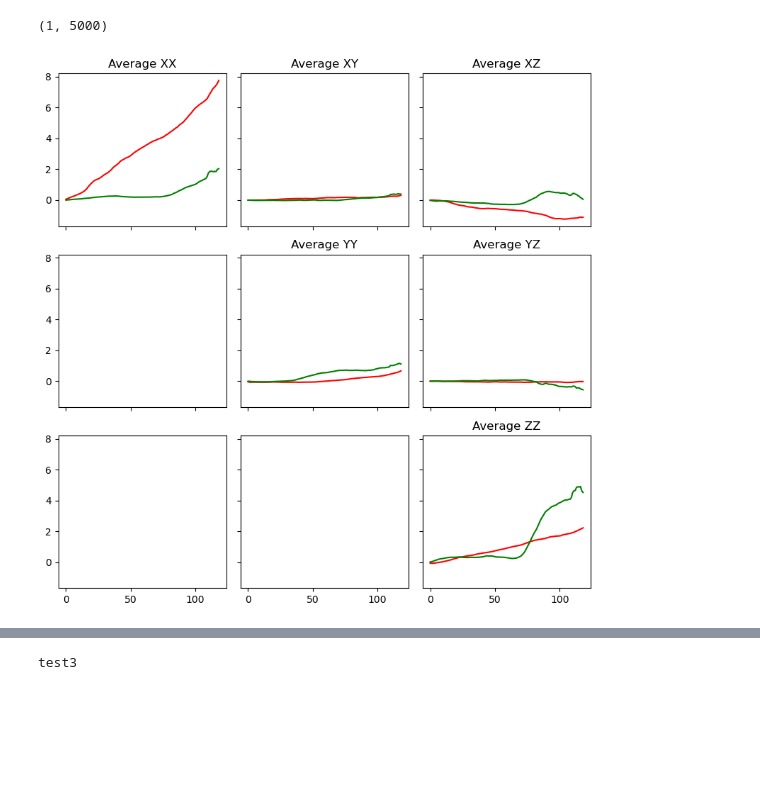
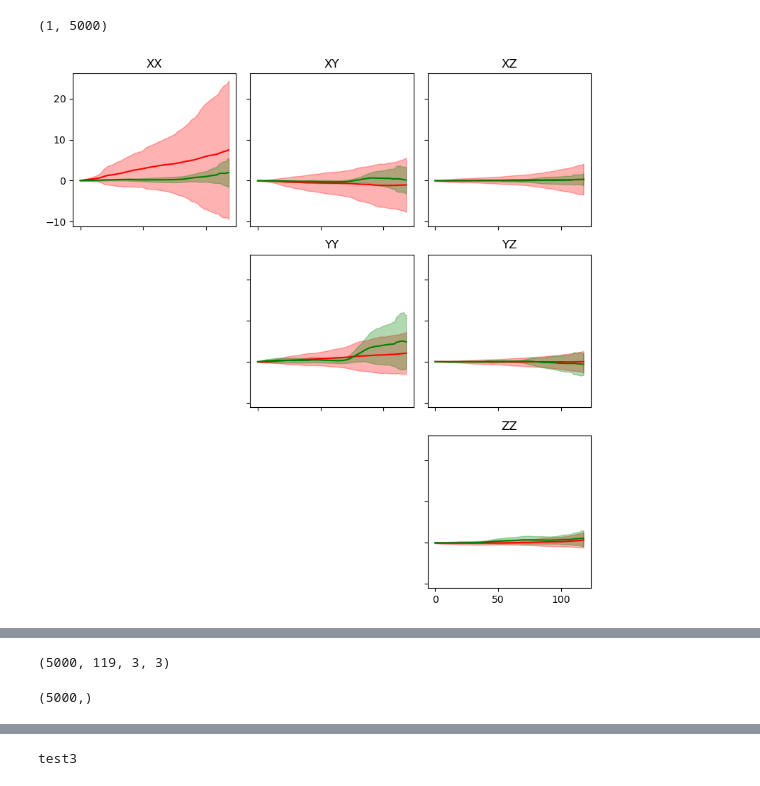
Before and after one commit to JakobSchauser/PhD, a Jupyter notebook: code/strain_map/strain_ala_david_denberg.ipynb, the cells around one changed output, grey strips where cells are left out. Saved outputs shown, nothing was run; the diff lists cells and outputs as text; code cells hidden in the pictures; blank space fills up the shorter version.

Commit message:
trying to refind their KMeans result

```diff
--- a/code/strain_map/strain_ala_david_denberg.ipynb
+++ b/code/strain_map/strain_ala_david_denberg.ipynb
@@ -7,6 +7,12 @@ import matplotlib.pyplot as plt
 # %%
 positions = np.load("../amnioserosa_elongation/toshow.npy")
 
+xx, zz, yy = positions[:,:,0], positions[:,:,1], positions[:,:,2]
+
+# reassemble the 3D points
+positions = np.concatenate([xx[:, :, None], yy[:, :, None], zz[:, :, None]], axis=2)
+
+
 props = np.load("../amnioserosa_elongation/toshow_props.npy")
 # %% [markdown]
 A cell’s strain is calculated in a five step process. First, at each time instant a large number of subgraphs are sampled from
@@ -184,19 +190,42 @@ props.shape
 # %%
 
 
 fig, axs = plt.subplots(3, 3, figsize=(8, 8), sharex=True, sharey=True, tight_layout=True)
 
 
 cols = ['r', 'g', ]
 
 pro = [1, 4]
 for x in range(3):
     for y in range(x, 3):
         for i in range(2):
             axs[x,y].plot(E[:, props[0] == pro[i]].mean(axis = 1)[:,x,y], c = cols[i],)
+            axs[x,y].fill_between(np.arange(E.shape[0]), E[:, props[0] == pro[i]].mean(axis = 1)[:,x,y] - E[:, props[0] == pro[i]].std(axis = 1)[:,x,y], E[:, props[0] == pro[i]].mean(axis = 1)[:,x,y] + E[:, props[0] == pro[i]].std(axis = 1)[:,x,y], alpha=0.3, color=cols[i])
 
-        axs[x,y].set_title(f"Average {['X', 'Y', 'Z'][x]}{['X', 'Y', 'Z'][y]}")
+        axs[x,y].set_title(f"{['X', 'Y', 'Z',][x]}{['X', 'Y', 'Z',][y]}")
+
+# remove the unused axes
+for x in range(3):
+    for y in range(3):
+        if x > y:
+            axs[x,y].axis('off')
 # %% [output]
-[figure, old version]
+[figure, new version]
 # %% [markdown]
 ![image.png](attachment:image.png)
+# %%
+# do k means clustering on the strain tensor
+
+from sklearn.cluster import KMeans
+
+reshaped =np.moveaxis(E, 0, 1)
+print(reshaped.shape)
+
+reshaped = reshaped.reshape(reshaped.shape[0], -1)
+
+kmeans = KMeans(n_clusters=4, random_state=10,).fit(reshaped)
+
+print(kmeans.labels_.shape)
+# %% [output]
+(5000, 119, 3, 3)
+(5000,)
```
Also changed, not shown: parts of 2 cells of this notebook.
